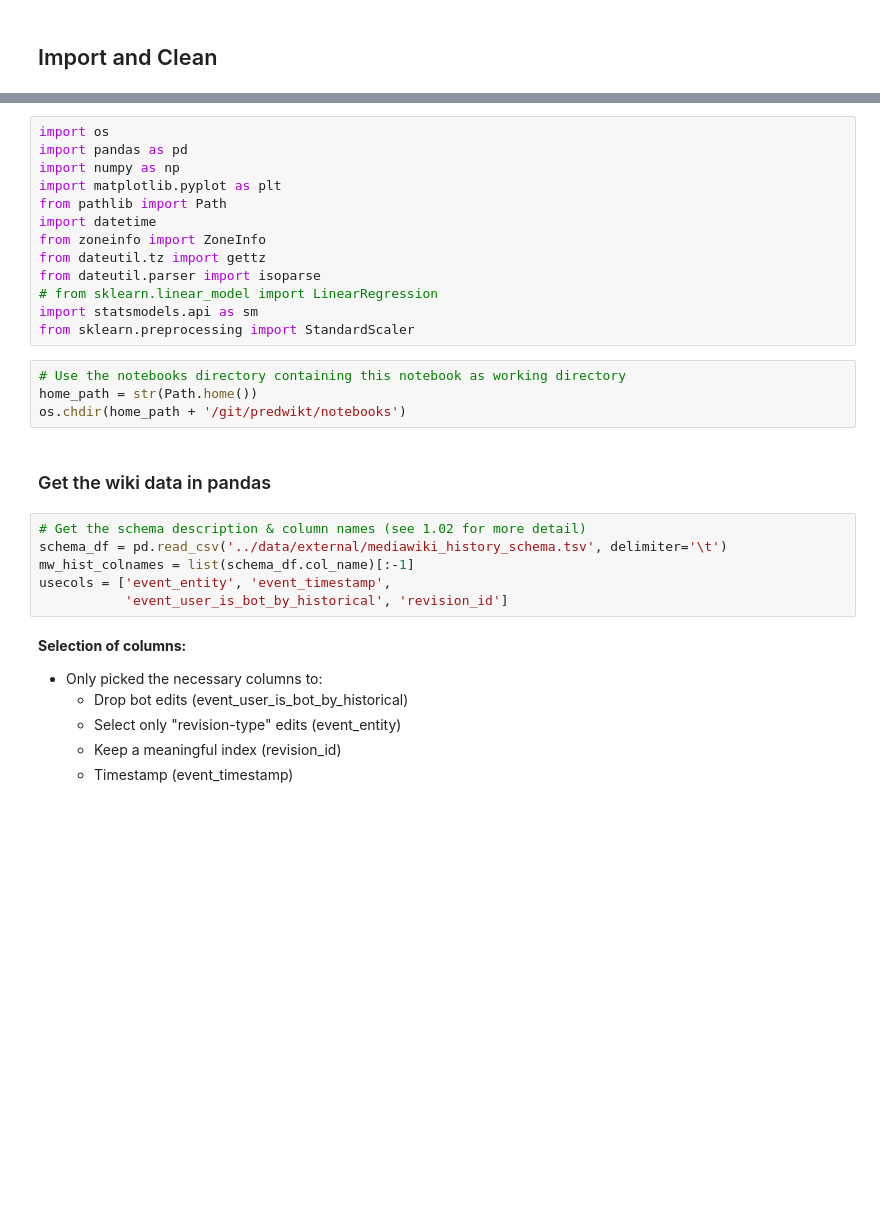
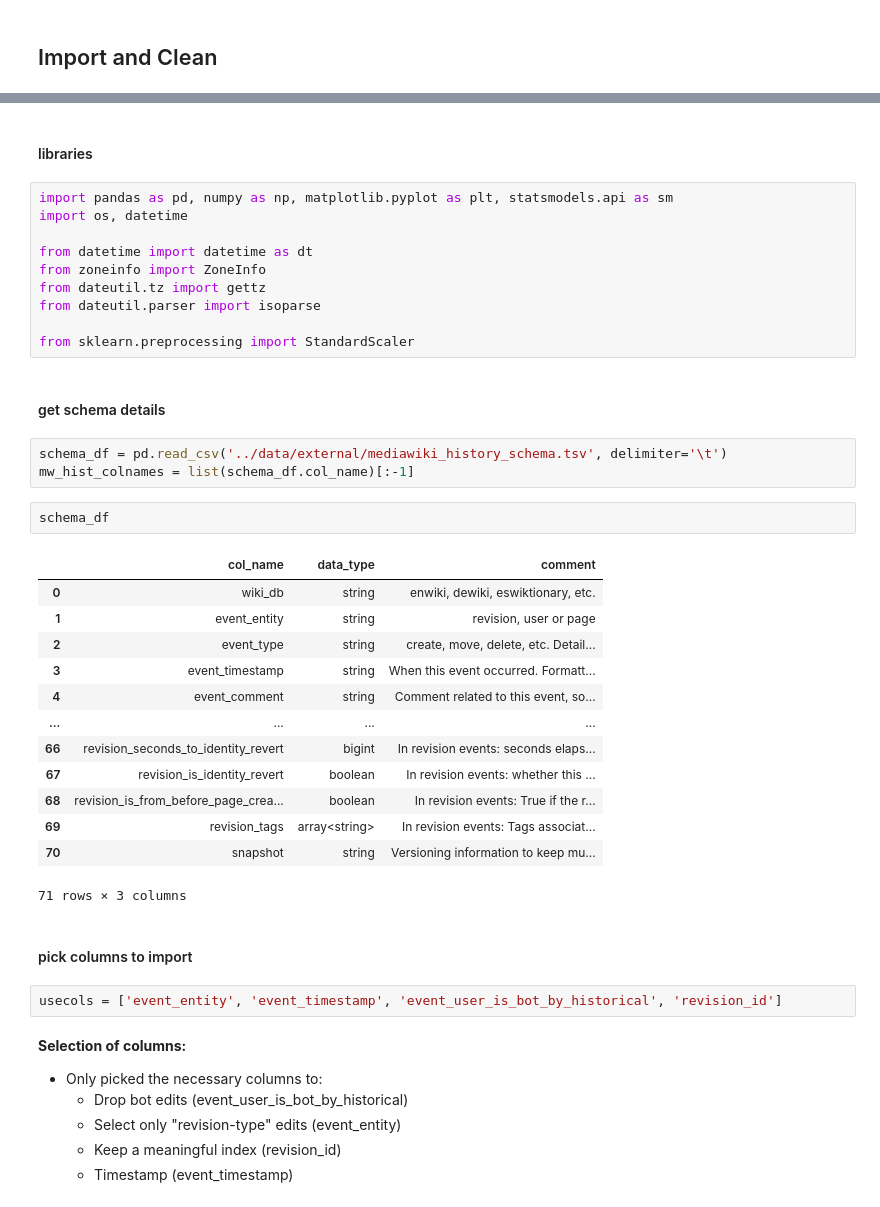
Before and after one commit to bhrdj/predwikt, a Jupyter notebook: notebooks/1.03-sfb-assess-jawiki-and-time-dependency.ipynb, the cells around one changed output, grey strips where cells are left out. Saved outputs shown, nothing was run; the diff lists cells and outputs as text; blank space fills up the shorter version.

Commit message:
refactoring and reorganizing notebooks

```diff
--- a/notebooks/1.03-sfb-visualize-jawiki-and-time-dependency.ipynb
+++ b/notebooks/1.03-sfb-assess-jawiki-and-time-dependency.ipynb
@@ -8,28 +8,40 @@
+# %% [markdown]
+#### libraries
 # %%
-import os
-import pandas as pd
-import numpy as np
-import matplotlib.pyplot as plt
-from pathlib import Path
-import datetime
+import pandas as pd, numpy as np, matplotlib.pyplot as plt, statsmodels.api as sm
+import os, datetime
+
+from datetime import datetime as dt
 from zoneinfo import ZoneInfo
 from dateutil.tz import gettz
 from dateutil.parser import isoparse
-# from sklearn.linear_model import LinearRegression
-import statsmodels.api as sm
+
 from sklearn.preprocessing import StandardScaler
-# %%
-# Use the notebooks directory containing this notebook as working directory
-home_path = str(Path.home())
-os.chdir(home_path + '/git/predwikt/notebooks')
 # %% [markdown]
-### Get the wiki data in pandas
+#### get schema details
 # %%
-# Get the schema description & column names (see 1.02 for more detail)
 schema_df = pd.read_csv('../data/external/mediawiki_history_schema.tsv', delimiter='\t')
 mw_hist_colnames = list(schema_df.col_name)[:-1]
-usecols = ['event_entity', 'event_timestamp',
-           'event_user_is_bot_by_historical', 'revision_id']
+# %%
+schema_df
+# %% [output]
+|  | col_name | data_type | comment |
+| 0 | wiki_db | string | enwiki, dewiki, eswiktionary, etc. |
+| 1 | event_entity | string | revision, user or page |
+| 2 | event_type | string | create, move, delete, etc. Detail... |
+| 3 | event_timestamp | string | When this event occurred. Formatt... |
+| 4 | event_comment | string | Comment related to this event, so... |
+| ... | ... | ... | ... |
+| 66 | revision_seconds_to_identity_revert | bigint | In revision events: seconds elaps... |
+| 67 | revision_is_identity_revert | boolean | In revision events: whether this ... |
+| 68 | revision_is_from_before_page_crea... | boolean | In revision events: True if the r... |
+| 69 | revision_tags | array<string> | In revision events: Tags associat... |
+| 70 | snapshot | string | Versioning information to keep mu... |
+71 rows × 3 columns
+# %% [markdown]
+#### pick columns to import
+# %%
+usecols = ['event_entity', 'event_timestamp', 'event_user_is_bot_by_historical', 'revision_id']
 # %% [markdown]
 **Selection of columns:**
 - Only picked the necessary columns to:
```
Also changed, not shown: parts of 80 cells of this notebook, 12 other files.
